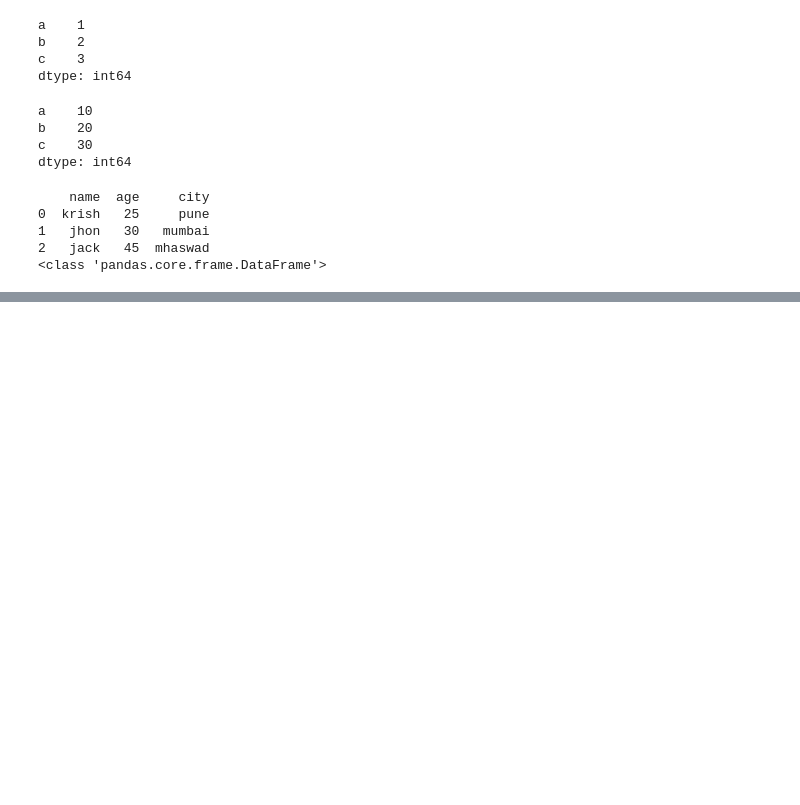
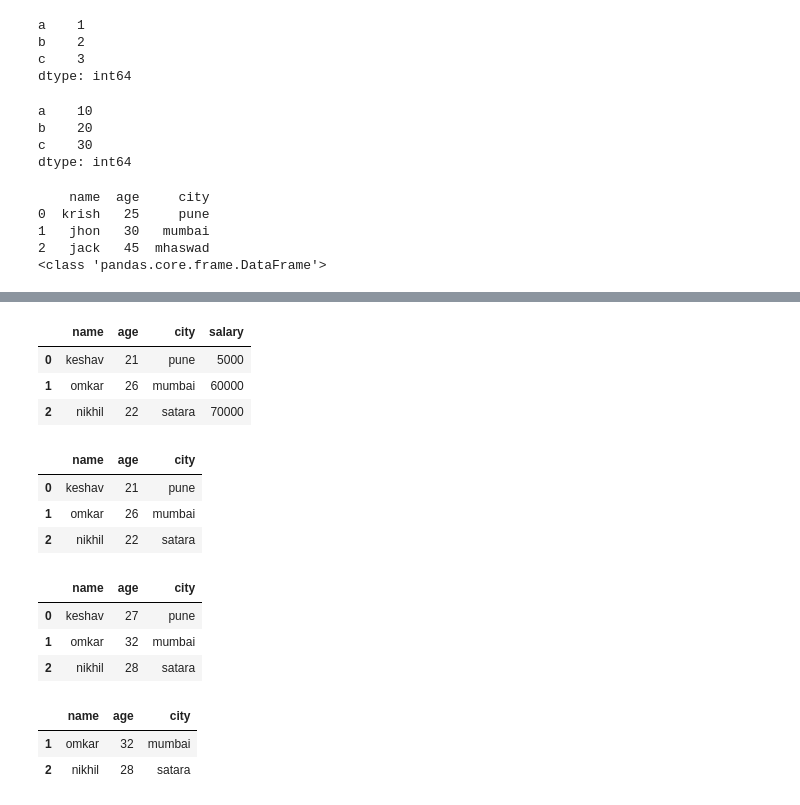
Before and after one commit to Keshavraj52/complete-machine-learning-course, a Jupyter notebook: pandas/pandas.ipynb, the cells around one changed output, grey strips where cells are left out. Drawn from its saved outputs; the diff is of its cells as text; code cells hidden in the pictures; blank space fills up the shorter version.

```diff
--- a/pandas/pandas.ipynb
+++ b/pandas/pandas.ipynb
@@ -74,10 +74,23 @@ print(type(df))
 2   jack   45  mhaswad
 <class 'pandas.core.frame.DataFrame'>
 # %%
-## create a data frame from a list of list
+## create a data frame from a list of dictionary
 
 data=[
     {'name':'krish','age':24,'city':'pune'},
     {'name':'keshav','age':21,'city':'mhaswad'},
     {'name':'krishna','age':25,'city':'bhagwanlok'}
 ]
+dfl=pd.DataFrame(data)
+print(dfl)
+print(data)
+
+data1={
+    'name':['keshav','omkar','nikhil'],
+    'age':[21,26,22],
+    'city':['pune','mumbai','satara']
+
+}
+
+dfl1=pd.DataFrame(data1)
+print(dfl1)
@@ -83,0 +177,18 @@ data=[
+# %%
+## data manipulation with data frame
+
+dfl1['salary']=[5000,60000,70000]
+dfl1
+# %% [output]
+|  | name | age | city | salary |
+| 0 | keshav | 21 | pune | 5000 |
+| 1 | omkar | 26 | mumbai | 60000 |
+| 2 | nikhil | 22 | satara | 70000 |
+# %%
+# remove the column
+dfl1.drop('salary',axis=1)## not saving the data in the data frame
+# %% [output]
+|  | name | age | city |
+| 0 | keshav | 21 | pune |
+| 1 | omkar | 26 | mumbai |
+| 2 | nikhil | 22 | satara |
@@ -83,0 +197,14 @@ data=[
+# %%
+dfl1['age']=dfl1['age']+3
+dfl1
+# %% [output]
+|  | name | age | city |
+| 0 | keshav | 27 | pune |
+| 1 | omkar | 32 | mumbai |
+| 2 | nikhil | 28 | satara |
+# %%
+dfl1.drop(0)
+# %% [output]
+|  | name | age | city |
+| 1 | omkar | 32 | mumbai |
+| 2 | nikhil | 28 | satara |
```
Also changed, not shown: parts of 15 cells of this notebook, 3 other files.
